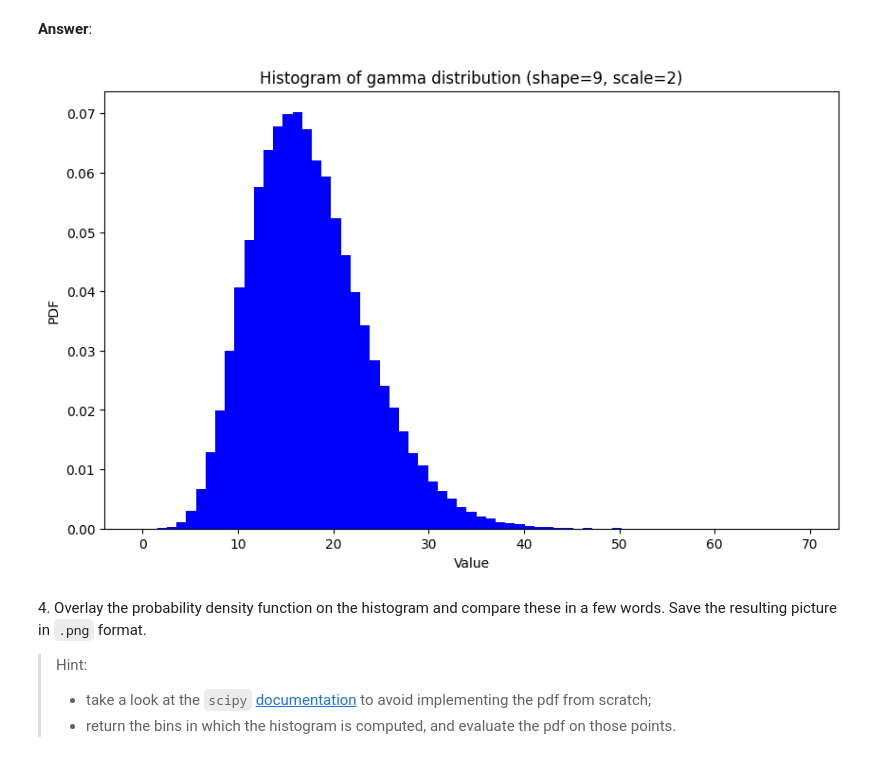
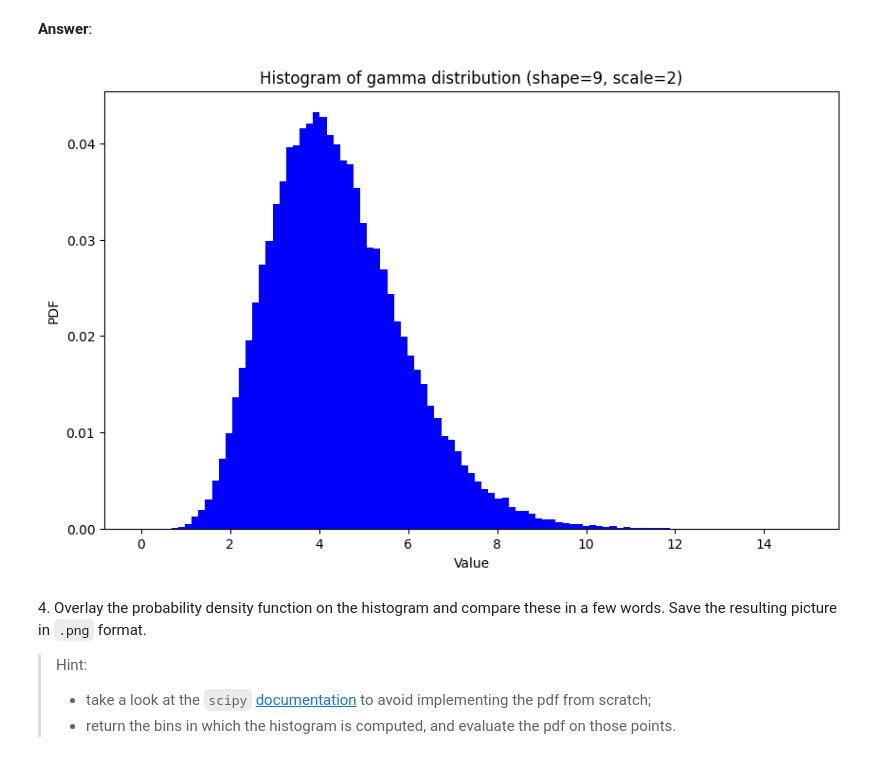
Before and after one commit to matthieuPaolo/python_sdia, a Jupyter notebook: Labs/Lab2/lab2.ipynb, the cells around one changed output. Saved outputs shown, nothing was run; the diff lists cells and outputs as text; code cells hidden in the pictures.

```diff
--- a/Labs/Lab2/lab2.ipynb
+++ b/Labs/Lab2/lab2.ipynb
@@ -76,7 +76,7 @@ print(random.random())
 import numpy as np
 
 # Generate 10**5 samples from gamma distribution (9,2)
-samples = np.random.gamma(9, 2, 10**5)
+samples = np.random.gamma(9, 1/2, 10**5)
 
 # Save the samples to a file in HDF5 format
 np.save("samples.hdf5", samples)
@@ -97,25 +96,25 @@ print(samples)
 # %%
 # your code
 import matplotlib.pyplot as plt
 
 # Choose a well-chosen set of bins
-bins = np.linspace(0, 70, 70)
+bins = np.linspace(0, 15, 100)
 
 # Estimate the histogram
 hist, edges = np.histogram(samples, bins=bins)
 
 # Calculate the probability density function (pdf)
 pdf = hist / np.sum(hist)
 
 # Plot the histogram
 plt.figure(figsize=(10, 6))
 plt.bar(edges[:-1], pdf, width=edges[1] - edges[0], color="blue")
 plt.xlabel("Value")
 plt.ylabel("PDF")
 plt.title("Histogram of gamma distribution (shape=9, scale=2)")
 plt.show()
 # %% [output]
-[figure, old version]
+[figure, new version]
 # %% [markdown]
 4\. Overlay the probability density function on the histogram and compare these in a few words. Save the resulting picture in `.png` format.
 > Hint:
```
Also changed, not shown: parts of 5 cells of this notebook.
